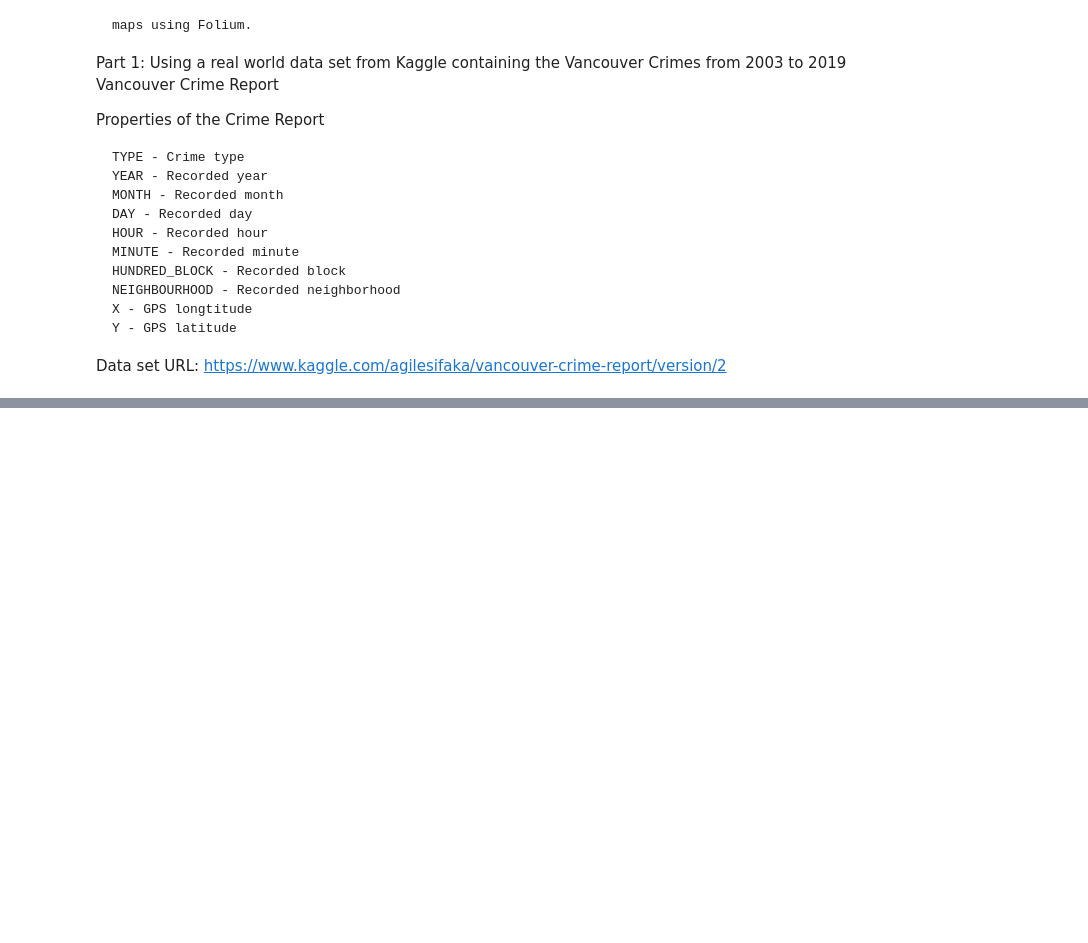
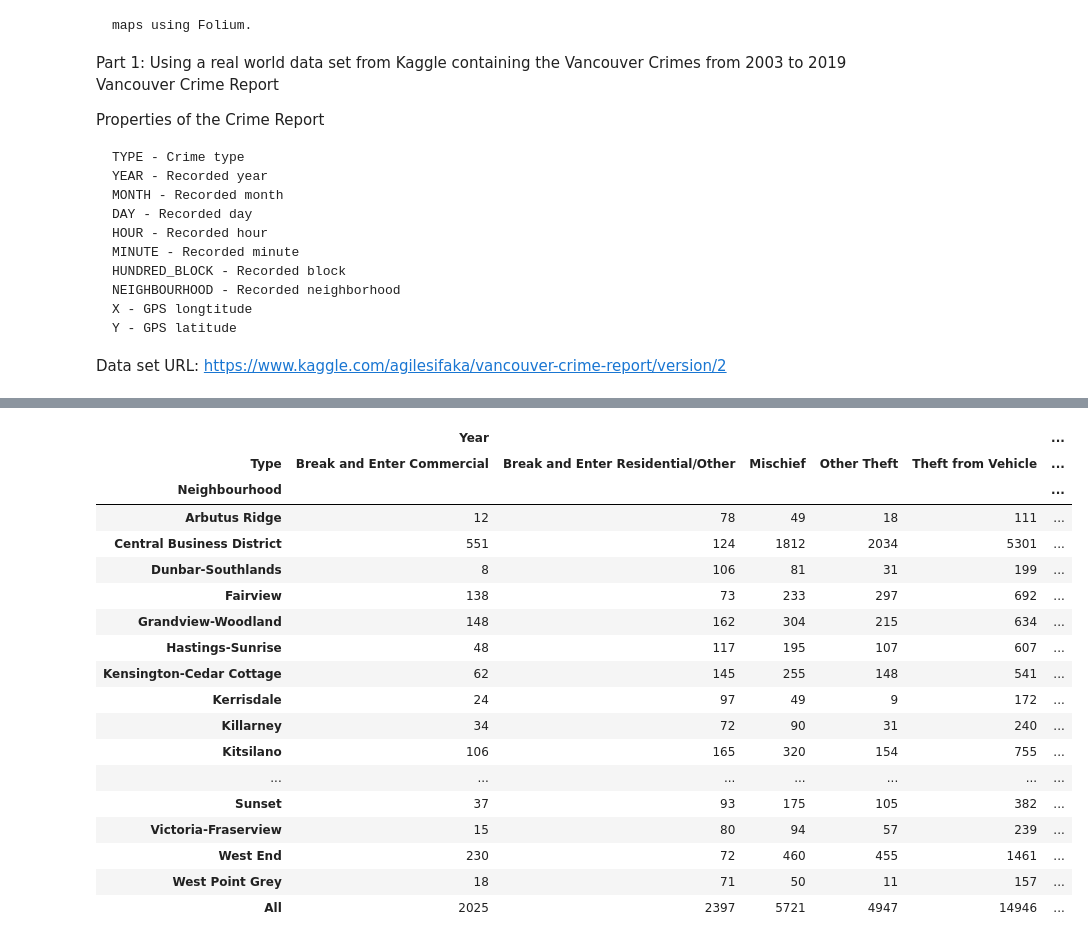
Before and after one commit to shriek73/Segmenting-and-Clustering-Neighborhoods-in-Toronto, a Jupyter notebook: Problem.ipynb, the cells around one changed output, grey strips where cells are left out. Drawn from its saved outputs; the diff is of its cells as text; code cells hidden in the pictures; blank space fills up the shorter version.

```diff
--- a/Problem.ipynb
+++ b/Problem.ipynb
@@ -49,0 +126,3 @@ Data set URL: https://www.kaggle.com/agilesifaka/vancouver-crime-report/version/
+# %%
+vnc_crime_df.columns = ['Type', 'Year','Month','Day','Hour','Neighbourhood']
+vnc_crime_df.head()
@@ -49,0 +156,24 @@ Data set URL: https://www.kaggle.com/agilesifaka/vancouver-crime-report/version/
+# %%
+# define the dataframe columns
+column_names = ['Neighbourhood', 'Borough']
+
+# instantiate the dataframe
+vnc_neigh_bor = pd.DataFrame(columns=column_names)
+
+vnc_neigh_bor['Neighbourhood'] = vnc_crime_df['Neighbourhood'].unique()
+
+neigh_bor_dict = {'Central Business District':'Central', 'West End':'Central', 'Stanley Park':'Central', 'Victoria-Fraserview':'South Vancouver',
+                  'Killarney':'South Vancouver', 'Musqueam':'South Vancouver', 'Mount Pleasant':'East Side', 'Strathcona':'East Side',
+                  'Renfrew-Collingwood':'East Side', 'Grandview-Woodland':'East Side', 'Kensington-Cedar Cottage':'East Side', 'Hastings-Sunrise':'East Side',
+                  'Sunset':'East Side', 'Riley Park':'East Side', 'Kitsilano':'West Side', 'Fairview':'West Side',
+                  'Marpole':'West Side', 'Oakridge':'West Side', 'Dunbar-Southlands':'West Side', 'Kerrisdale':'West Side',
+                  'Shaughnessy':'West Side', 'West Point Grey':'West Side', 'Arbutus Ridge':'West Side', 'South Cambie':'West Side'}
+
+for row, neigh in zip(neigh_bor_dict, vnc_neigh_bor['Neighbourhood']):
+  vnc_neigh_bor.loc[vnc_neigh_bor.Neighbourhood == row, 'Borough'] = neigh_bor_dict.get(row)
+
+vnc_neigh_bor.dropna(inplace=True)
+
+print("Total Neighbourhood Count",len(vnc_neigh_bor['Neighbourhood']),"Borough Count",len(vnc_neigh_bor['Borough'].unique()))
+
+vnc_neigh_bor.head()
@@ -49,0 +188,4 @@ Data set URL: https://www.kaggle.com/agilesifaka/vancouver-crime-report/version/
+# %%
+vnc_boroughs_crime = pd.merge(vnc_crime_df,vnc_neigh_bor, on='Neighbourhood')
+
+vnc_boroughs_crime.head()
@@ -49,0 +239,29 @@ Data set URL: https://www.kaggle.com/agilesifaka/vancouver-crime-report/version/
+# %%
+vnc_crime_neigh = pd.pivot_table(vnc_boroughs_crime,
+                               values=['Year'],
+                               index=['Neighbourhood'],
+                               columns=['Type'],
+                               aggfunc=len,
+                               fill_value=0,
+                               margins=True)
+vnc_crime_neigh
+# %% [output]
+|  | Year |  |  |  |  | ... |
+| Type | Break and Enter Commercial | Break and Enter Residential/Other | Mischief | Other Theft | Theft from Vehicle | ... |
+| Neighbourhood |  |  |  |  |  | ... |
+| Arbutus Ridge | 12 | 78 | 49 | 18 | 111 | ... |
+| Central Business District | 551 | 124 | 1812 | 2034 | 5301 | ... |
+| Dunbar-Southlands | 8 | 106 | 81 | 31 | 199 | ... |
+| Fairview | 138 | 73 | 233 | 297 | 692 | ... |
+| Grandview-Woodland | 148 | 162 | 304 | 215 | 634 | ... |
+| Hastings-Sunrise | 48 | 117 | 195 | 107 | 607 | ... |
+| Kensington-Cedar Cottage | 62 | 145 | 255 | 148 | 541 | ... |
+| Kerrisdale | 24 | 97 | 49 | 9 | 172 | ... |
+| Killarney | 34 | 72 | 90 | 31 | 240 | ... |
+| Kitsilano | 106 | 165 | 320 | 154 | 755 | ... |
+| ... | ... | ... | ... | ... | ... | ... |
+| Sunset | 37 | 93 | 175 | 105 | 382 | ... |
+| Victoria-Fraserview | 15 | 80 | 94 | 57 | 239 | ... |
+| West End | 230 | 72 | 460 | 455 | 1461 | ... |
+| West Point Grey | 18 | 71 | 50 | 11 | 157 | ... |
+| All | 2025 | 2397 | 5721 | 4947 | 14946 | ... |
```
Also changed, not shown: parts of 14 cells of this notebook.
